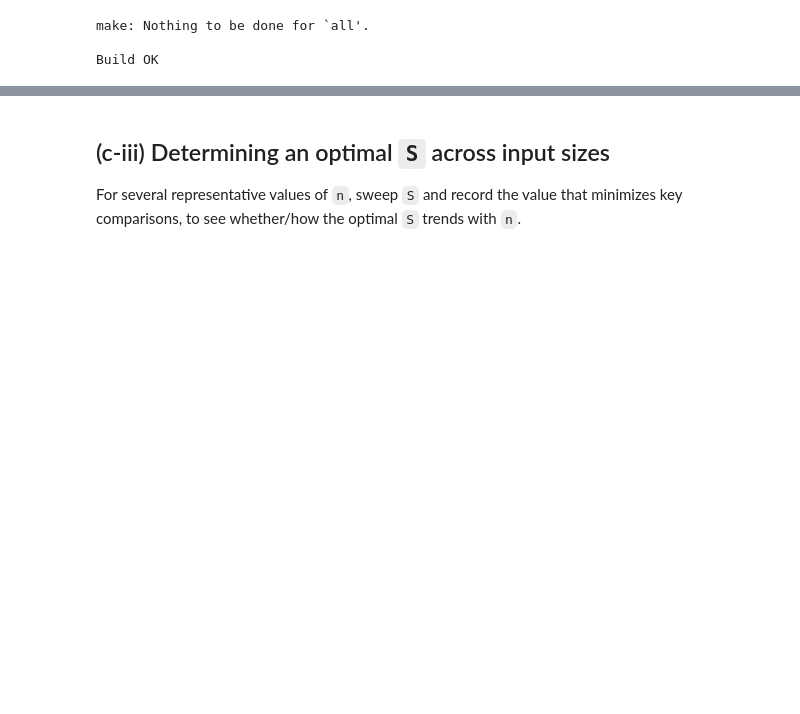
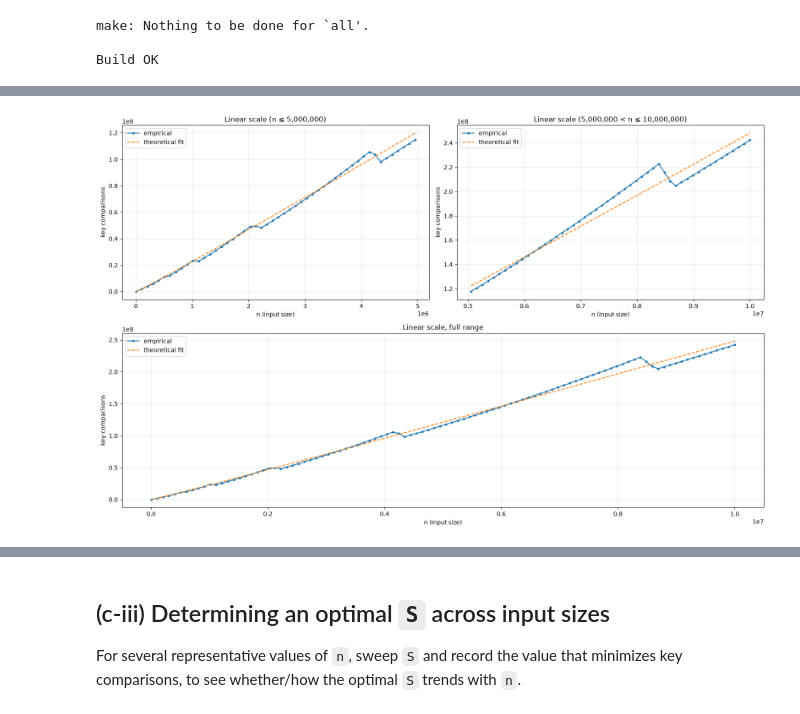
Before and after one commit to wheyy/merge-insertion-hybrid, a Jupyter notebook: analysis.ipynb, the cells around one changed output, grey strips where cells are left out. Cells and saved outputs as stored; diff of their text form; code cells hidden in the pictures; blank space fills up the shorter version.

```diff
--- a/analysis.ipynb
+++ b/analysis.ipynb
@@ -94,0 +152,15 @@ closely.
+# %%
+SEEDS = range(1, 11)  # 10 seeds for each n
+
+rows_ci_linear = []
+for n in n_linear:
+    trials = [run("hybrid", int(n), S_FIXED, seed=seed) for seed in SEEDS]
+    rows_ci_linear.append({
+        "algo": "hybrid",
+        "n": int(n),
+        "S": S_FIXED,
+        "comparisons": float(np.mean([t["comparisons"] for t in trials])),
+    })
+
+df_ci_linear = pd.DataFrame(rows_ci_linear)
+df_ci_linear
@@ -94,0 +183,80 @@ closely.
+# %%
+n = df_ci_linear["n"].to_numpy(dtype=np.float64)
+y = df_ci_linear["comparisons"].to_numpy(dtype=np.float64)
+A = np.column_stack([n * np.log2(n/S_FIXED), n*S_FIXED])
+coeffs, *_ = np.linalg.lstsq(A, y, rcond=None)
+c1, c2 = coeffs
+y_fit = A @ coeffs
+
+
+fig = plt.figure(figsize=(16, 10))
+gs = fig.add_gridspec(2, 2)
+
+ax0 = fig.add_subplot(gs[0, 0])
+ax1 = fig.add_subplot(gs[0, 1])
+ax2 = fig.add_subplot(gs[1, :])
+
+# 1: n ≤ 5,000,000
+mask1 = df_ci_linear["n"] <= 5_000_000
+ax0.plot(df_ci_linear["n"][mask1], df_ci_linear["comparisons"][mask1], ".-", label="empirical")
+ax0.plot(df_ci_linear["n"][mask1], y_fit[mask1], "--", label="theoretical fit")
+ax0.set_xlabel("n (input size)")
+ax0.set_ylabel("key comparisons")
+ax0.set_title("Linear scale (n ≤ 5,000,000)")
+ax0.legend()
+ax0.grid(True, alpha=0.3)
+
+# 2: 5,000,000 < n ≤ 10,000,000
+mask2 = (df_ci_linear["n"] > 5_000_000) & (df_ci_linear["n"] <= 10_000_000)
+ax1.plot(df_ci_linear["n"][mask2], df_ci_linear["comparisons"][mask2], ".-", label="empirical")
+ax1.plot(df_ci_linear["n"][mask2], y_fit[mask2], "--", label="theoretical fit")
+ax1.set_xlabel("n (input size)")
+ax1.set_ylabel("key comparisons")
+ax1.set_title("Linear scale (5,000,000 < n ≤ 10,000,000)")
+ax1.legend()
+ax1.grid(True, alpha=0.3)
+
+# 3: full range
+ax2.plot(df_ci_linear["n"], df_ci_linear["comparisons"], ".-", label="empirical")
+ax2.plot(df_ci_linear["n"], y_fit, "--", label="theoretical fit")
+ax2.set_xlabel("n (input size)")
+ax2.set_ylabel("key comparisons")
+ax2.set_title("Linear scale, full range")
+ax2.legend()
+ax2.grid(True, which="both", alpha=0.3)
+
+plt.tight_layout()
+plt.show()
+
+def local_slope(n_arr, y_arr, mask):
+    n_sub = n_arr[mask]
+    y_sub = y_arr[mask]
+    return (y_sub[-1] - y_sub[0]) / (n_sub[-1] - n_sub[0])
+
+mask1_arr = (n <= 5_000_000)
+mask2_arr = (n > 5_000_000) & (n <= 10_000_000)
+
+regions = [
+    ("n <= 5,000,000", mask1_arr),
+    ("5,000,000 < n <= 10,000,000", mask2_arr),
+]
+
+
+# Goodness of fit
+ss_res = np.sum((y - y_fit) ** 2)
+ss_tot = np.sum((y - y.mean()) ** 2)
+r2 = 1 - ss_res / ss_tot
+
+
+print(f"Theoretical Fit: T(n) = {c1:.4f}*n*log2(n/S) + {c2:.4f}*n*S\n")
+
+
+print("Gradients for different ranges of n:")
+print(f"{'Region':<32}{'Gradient (comparisons/n)':>28}")
+for label, mask in regions:
+    slope = local_slope(n, y, mask)
+    print(f"{label:<32}{slope:>28.4f}")
+print()
+print(f"R^2 of the theoretical fit to the empirical data: {r2:.6f}\n")
+# %% [output]
+[figure, added]
```
Also changed, not shown: parts of 23 cells of this notebook, 3 other files.
